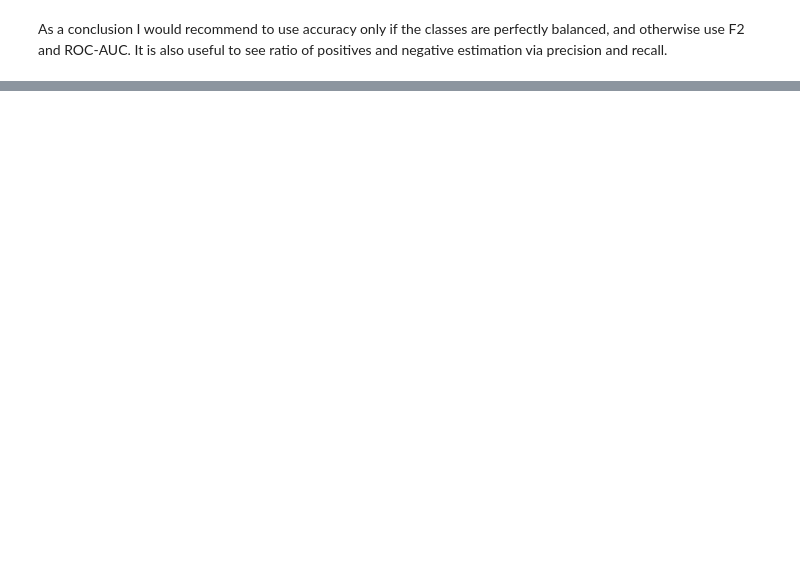
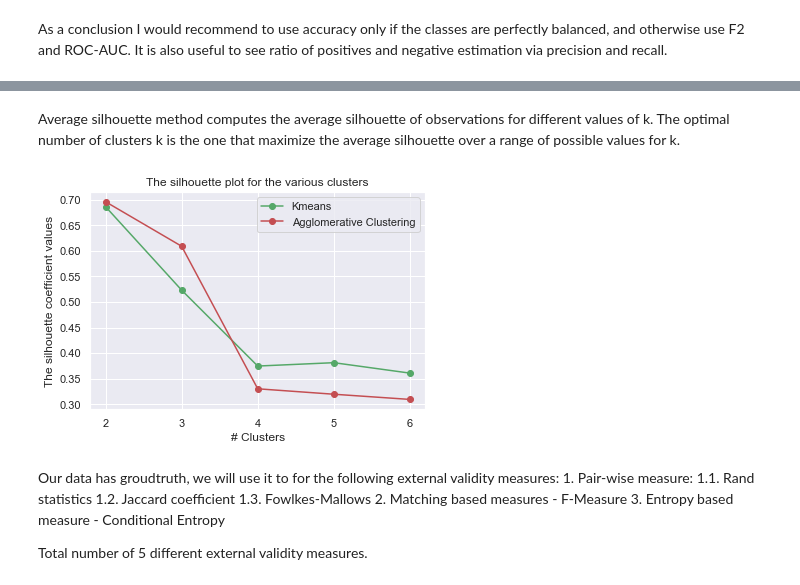
Before and after one commit to ophirshurany/Data-Science-, a Jupyter notebook: Task 2/data_science_2nd_task.ipynb, the cells around one changed output, grey strips where cells are left out. Cells and saved outputs as stored; diff of their text form; code cells hidden in the pictures; blank space fills up the shorter version.

```diff
--- a/Task 2/data_science_2nd_task.ipynb
+++ b/Task 2/data_science_2nd_task.ipynb
@@ -206,0 +342,45 @@ As a conclusion I would recommend to use accuracy only if the classes are perfec
+# %% [markdown]
+Average silhouette method computes the average silhouette of observations for different values of k. The optimal number of clusters k is the one that maximize the average silhouette over a range of possible values for k.
+# %%
+results_KMeans=[]
+results_AC_n=[]
+range_n_clusters = [2, 3, 4, 5, 6]
+
+for n_clusters in range_n_clusters:
+    AC_n=AgglomerativeClustering(n_clusters=n_clusters)
+    Kmeans_n = KMeans(n_clusters=n_clusters)
+    clusterers=[Kmeans_n,AC_n]
+    cluster_names=["KMeans","Agglomerative Clustering"]
+    for clusterer in clusterers:
+        cluster_labels = clusterer.fit_predict(reduced_data)
+        # The silhouette_score gives the average value for all the samples.
+        # This gives a perspective into the density and separation of the formed
+        # clusters
+        silhouette_avg = silhouette_score(reduced_data, cluster_labels)
+        if cluster_names[clusterers.index(clusterer)]=="KMeans":
+            results_KMeans.append(silhouette_avg)
+        else:
+            results_AC_n.append(silhouette_avg)
+fig = plt.figure()
+ax = plt.axes()
+ax.plot(range_n_clusters,results_KMeans,'-og', label='Kmeans')
+ax.plot(range_n_clusters,results_AC_n,'-or', label='Agglomerative Clustering')
+ax.set_title("The silhouette plot for the various clusters")
+ax.set_ylabel("The silhouette coefficient values")
+ax.set_xticks(range_n_clusters)
+ax.set_xticklabels(range_n_clusters)
+ax.set_xlabel("# Clusters")
+ax.legend()
+ax.grid(True)
+# %% [output]
+[figure, added]
+# %% [markdown]
+Our data has groudtruth, we will use it to for the following external validity measures:
+    1. Pair-wise measure:
+        1.1. Rand statistics
+        1.2. Jaccard coefficient
+        1.3. Fowlkes-Mallows
+    2. Matching based measures - F-Measure
+    3. Entropy based measure - Conditional Entropy
+
+Total number of 5 different external validity measures.
```
Also changed, not shown: parts of 15 cells of this notebook, 12 other files.
